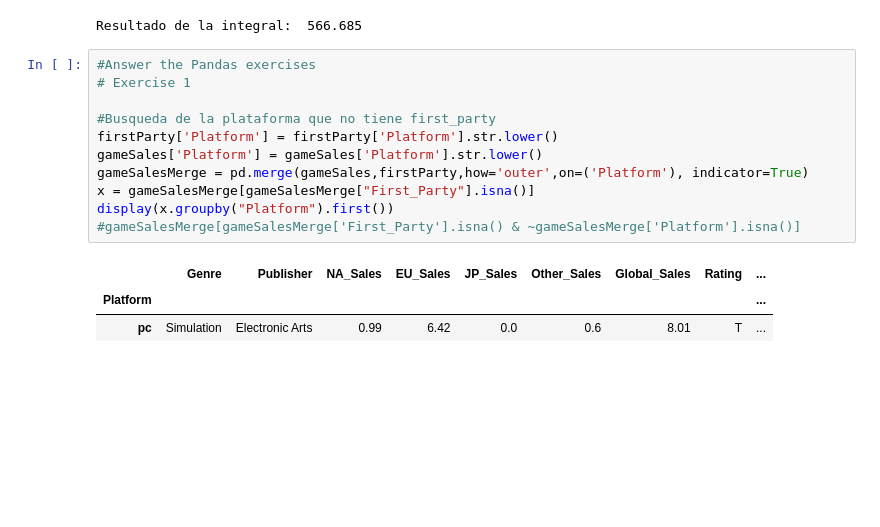
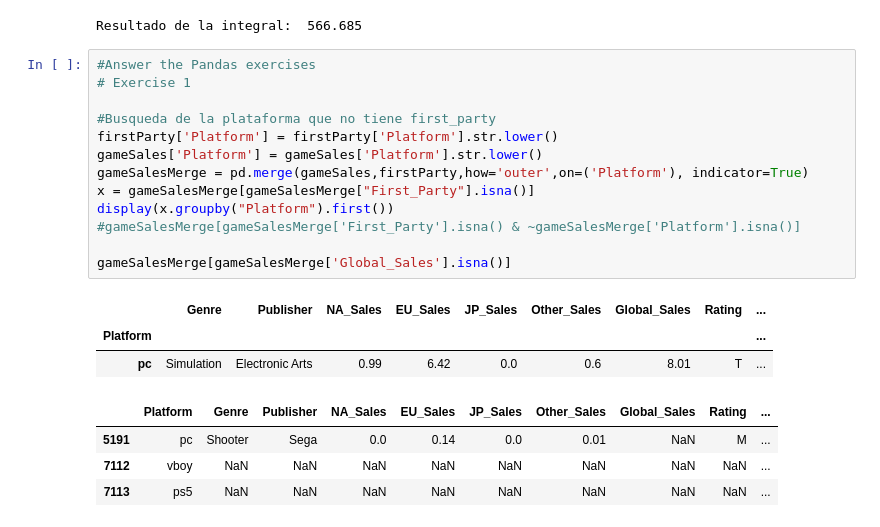
Before and after one commit to Lauu029/ApA, a Jupyter notebook: p0/Practica0/Pandas.ipynb, the cells around one changed output. Drawn from its saved outputs; the diff is of its cells as text; blank space fills up the shorter version.

```diff
--- a/p0/Practica0/Pandas.ipynb
+++ b/p0/Practica0/Pandas.ipynb
@@ -471,18 +471,24 @@ Resultado de la integral:  566.685
 # %%
 #Answer the Pandas exercises
 # Exercise 1
 
 #Busqueda de la plataforma que no tiene first_party
 firstParty['Platform'] = firstParty['Platform'].str.lower()
 gameSales['Platform'] = gameSales['Platform'].str.lower()
 gameSalesMerge = pd.merge(gameSales,firstParty,how='outer',on=('Platform'), indicator=True)
 x = gameSalesMerge[gameSalesMerge["First_Party"].isna()]
 display(x.groupby("Platform").first())
 #gameSalesMerge[gameSalesMerge['First_Party'].isna() & ~gameSalesMerge['Platform'].isna()]
+
+gameSalesMerge[gameSalesMerge['Global_Sales'].isna()]
 # %% [output]
 |  | Genre | Publisher | NA_Sales | EU_Sales | JP_Sales | Other_Sales | Global_Sales | Rating | ... |
 | Platform |  |  |  |  |  |  |  |  | ... |
 | pc | Simulation | Electronic Arts | 0.99 | 6.42 | 0.0 | 0.6 | 8.01 | T | ... |
+|  | Platform | Genre | Publisher | NA_Sales | EU_Sales | JP_Sales | Other_Sales | Global_Sales | Rating | ... |
+| 5191 | pc | Shooter | Sega | 0.0 | 0.14 | 0.0 | 0.01 | NaN | M | ... |
+| 7112 | vboy | NaN | NaN | NaN | NaN | NaN | NaN | NaN | NaN | ... |
+| 7113 | ps5 | NaN | NaN | NaN | NaN | NaN | NaN | NaN | NaN | ... |
 # %%
 # Exercise 2
 #Dataframe.(nombredecolumna).mean()->  media
```
Also changed, not shown: parts of 1 cell of this notebook.
